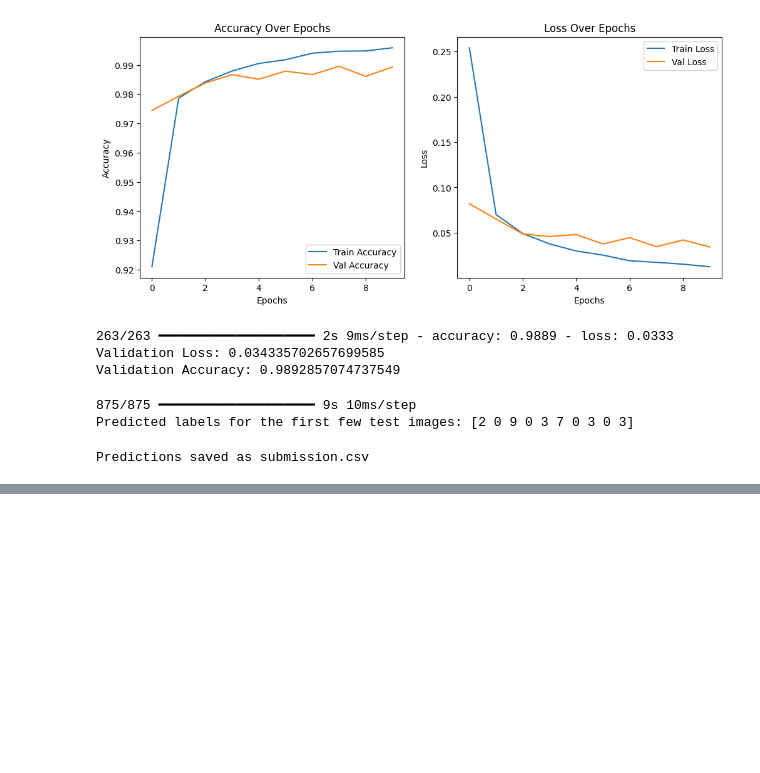
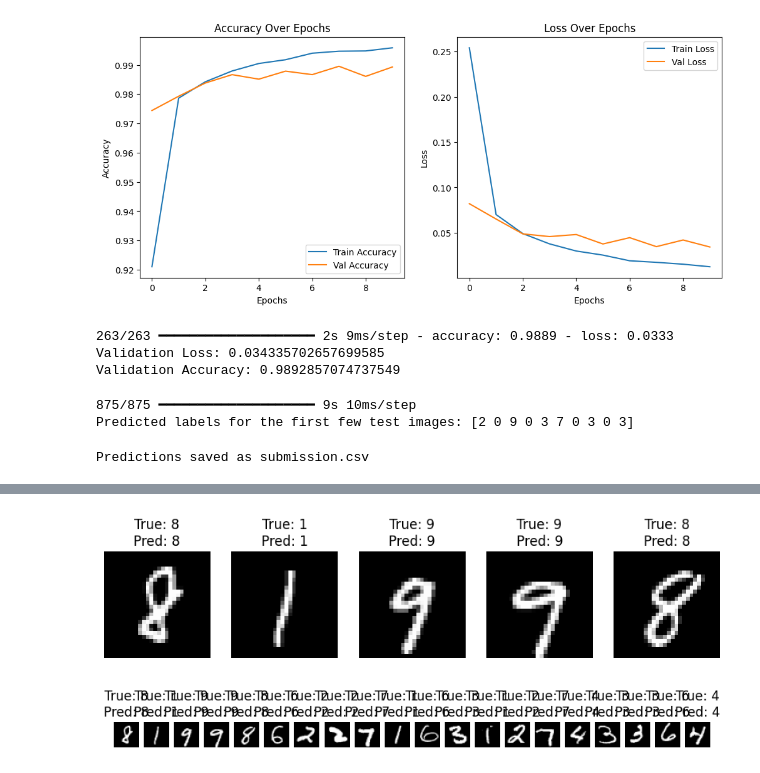
Before and after one commit to Azmain173/Digit-Recognizer, a Jupyter notebook: Digit_Recognizer_ipynb.ipynb, the cells around one changed output, grey strips where cells are left out. Saved outputs shown, nothing was run; the diff lists cells and outputs as text; code cells hidden in the pictures; blank space fills up the shorter version.

```diff
--- a/Digit_Recognizer_ipynb.ipynb
+++ b/Digit_Recognizer_ipynb.ipynb
@@ -239,0 +272,5 @@ Predictions saved as submission.csv
+# %%
+# Get predictions on the validation set
+val_predictions = model.predict(X_val_reshaped)
+# Get the predicted labels (the class with the highest probability)
+val_pred_labels = np.argmax(val_predictions, axis=1)
@@ -239,0 +279,22 @@ Predictions saved as submission.csv
+# %%
+import matplotlib.pyplot as plt
+
+def display_predictions(X, y_true, y_pred, num_images=5):
+    plt.figure(figsize=(10, 5))
+    for i in range(num_images):
+        plt.subplot(1, num_images, i+1)
+        image = X[i].reshape(28, 28)  # Reshape the image to 28x28
+        plt.imshow(image, cmap='gray')
+        plt.title(f"True: {y_true[i]}\nPred: {y_pred[i]}")
+        plt.axis('off')
+    plt.show()
+
+# Display first 5 images with true and predicted labels
+display_predictions(X_val[:5], y_val[:5], val_pred_labels[:5])
+# %% [output]
+[figure, added]
+# %%
+# Display first 20 images with their true and predicted labels
+display_predictions(X_val[:20], y_val[:20], val_pred_labels[:20], num_images=20)
+# %% [output]
+[figure, added]
```
Also changed, not shown: parts of 4 cells of this notebook.
